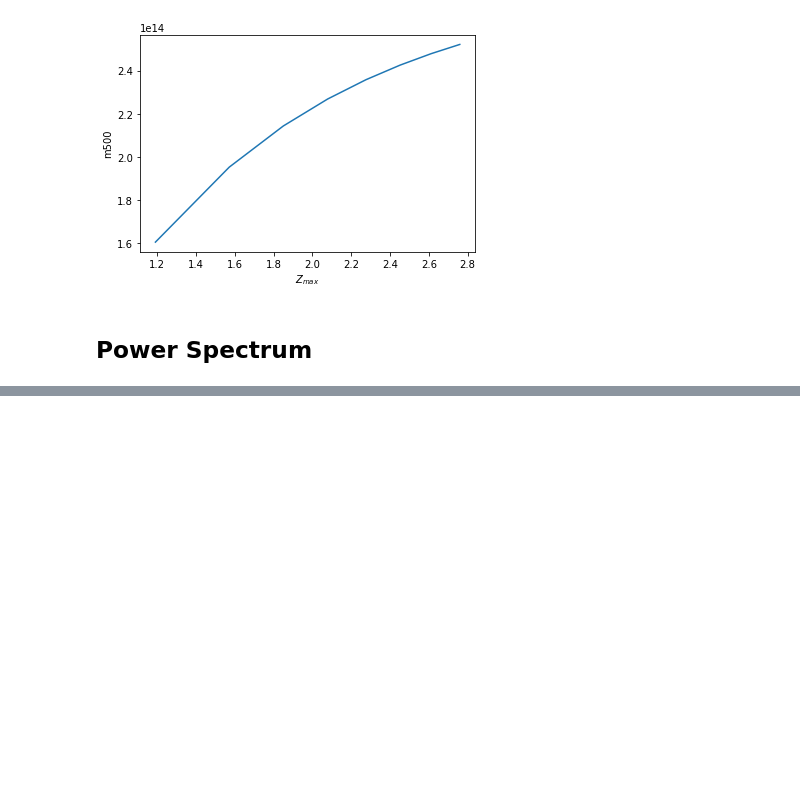
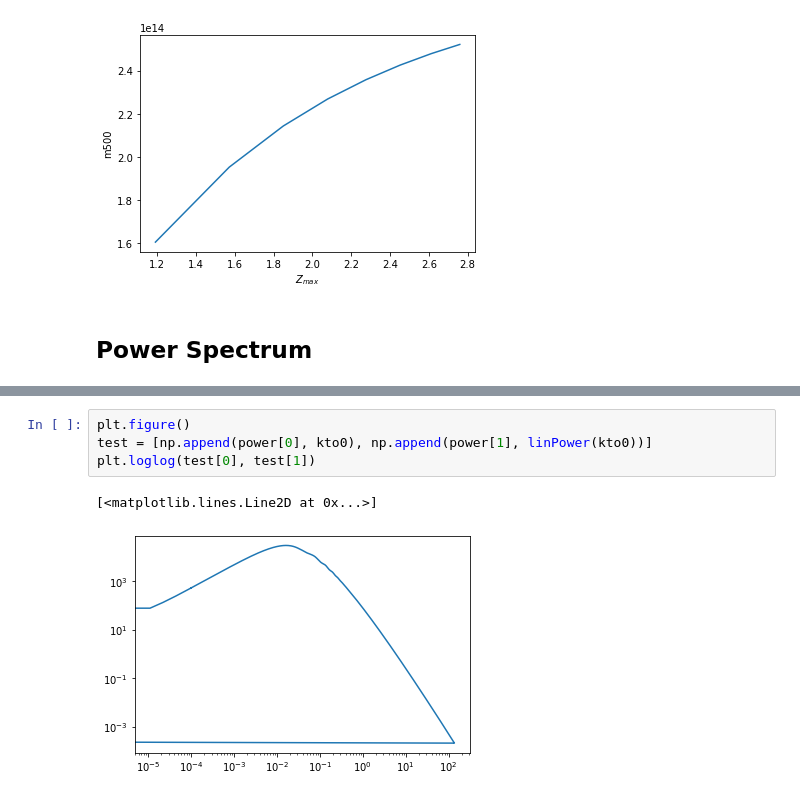
Before and after one commit to carle13/Galaxy-clusters-number-counts, a Jupyter notebook: analysis.ipynb, the cells around one changed output, grey strips where cells are left out. Drawn from its saved outputs; the diff is of its cells as text; blank space fills up the shorter version.

```diff
--- a/analysis.ipynb
+++ b/analysis.ipynb
@@ -240,0 +258,7 @@ plt.show()
+# %%
+plt.figure()
+test = [np.append(power[0], kto0), np.append(power[1], linPower(kto0))]
+plt.loglog(test[0], test[1])
+# %% [output]
+[<matplotlib.lines.Line2D at 0x...>]
+[figure, added]
```
Also changed, not shown: parts of 3 cells of this notebook, 2 other files.
